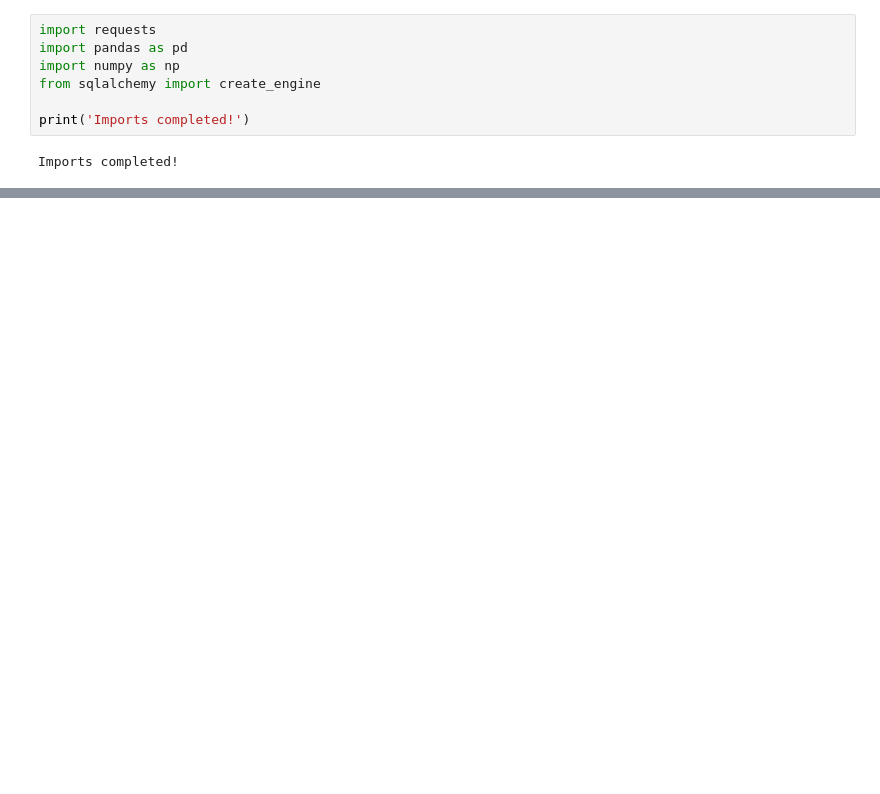
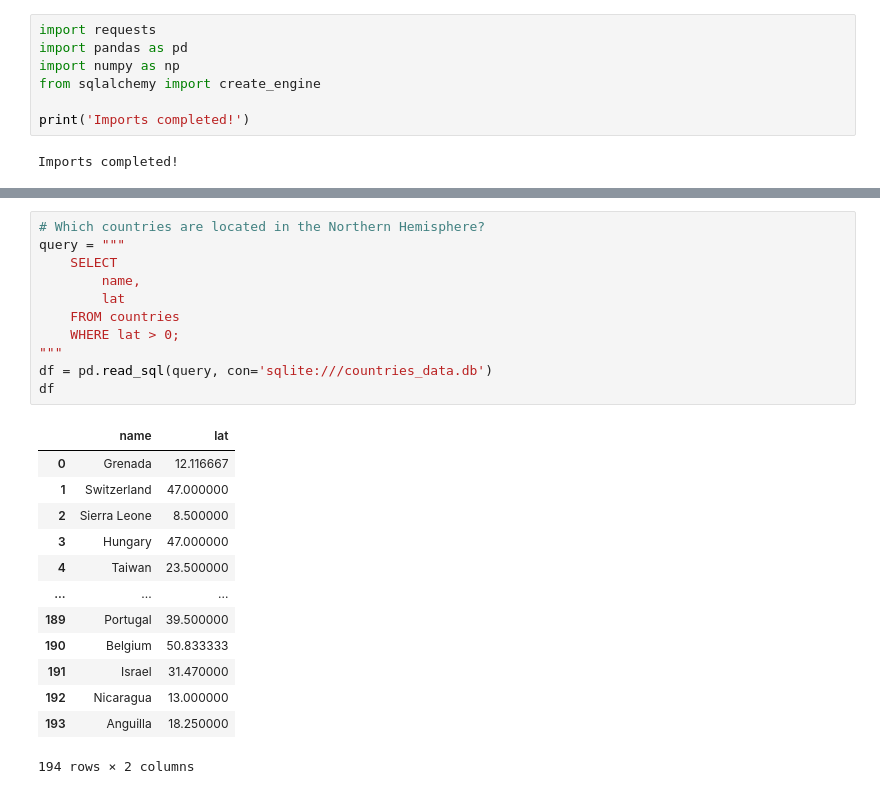
Before and after one commit to VincentGordon-Data-Analyst/etl-project1, a Jupyter notebook: etl.ipynb, the cells around one changed output, grey strips where cells are left out. Drawn from its saved outputs; the diff is of its cells as text; blank space fills up the shorter version.

```diff
--- a/etl.ipynb
+++ b/etl.ipynb
@@ -76,0 +152,25 @@ Index(['name', 'tld', 'cca2', 'ccn3', 'cca3', 'cioc', 'independent', 'status',
+# %%
+# Which countries are located in the Northern Hemisphere?
+query = """
+    SELECT
+        name,
+        lat
+    FROM countries
+    WHERE lat > 0;
+"""
+df = pd.read_sql(query, con='sqlite:///countries_data.db')
+df
+# %% [output]
+|  | name | lat |
+| 0 | Grenada | 12.116667 |
+| 1 | Switzerland | 47.000000 |
+| 2 | Sierra Leone | 8.500000 |
+| 3 | Hungary | 47.000000 |
+| 4 | Taiwan | 23.500000 |
+| ... | ... | ... |
+| 189 | Portugal | 39.500000 |
+| 190 | Belgium | 50.833333 |
+| 191 | Israel | 31.470000 |
+| 192 | Nicaragua | 13.000000 |
+| 193 | Anguilla | 18.250000 |
+194 rows × 2 columns
```
Also changed, not shown: parts of 11 cells of this notebook, 1 other file.
